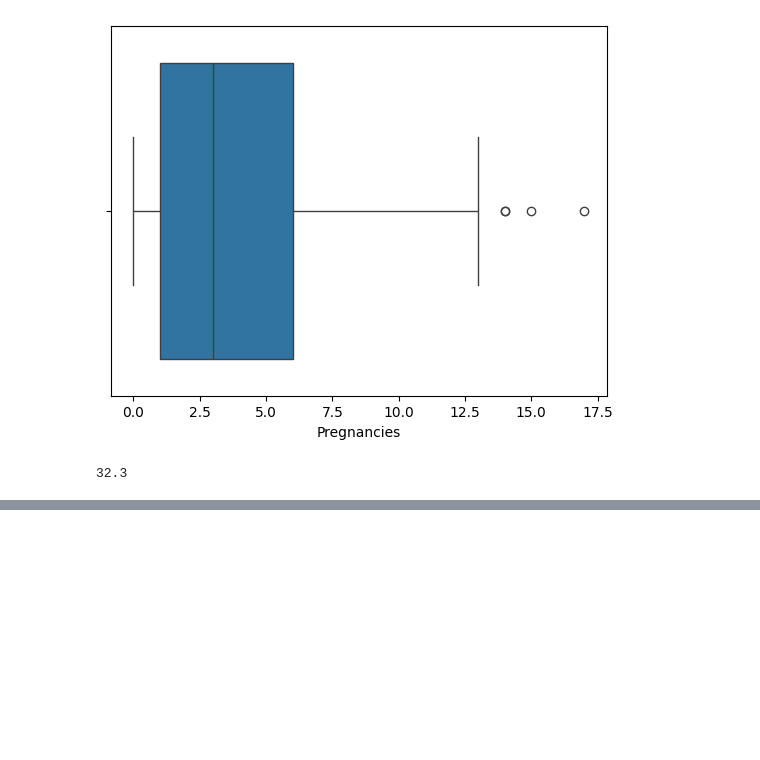
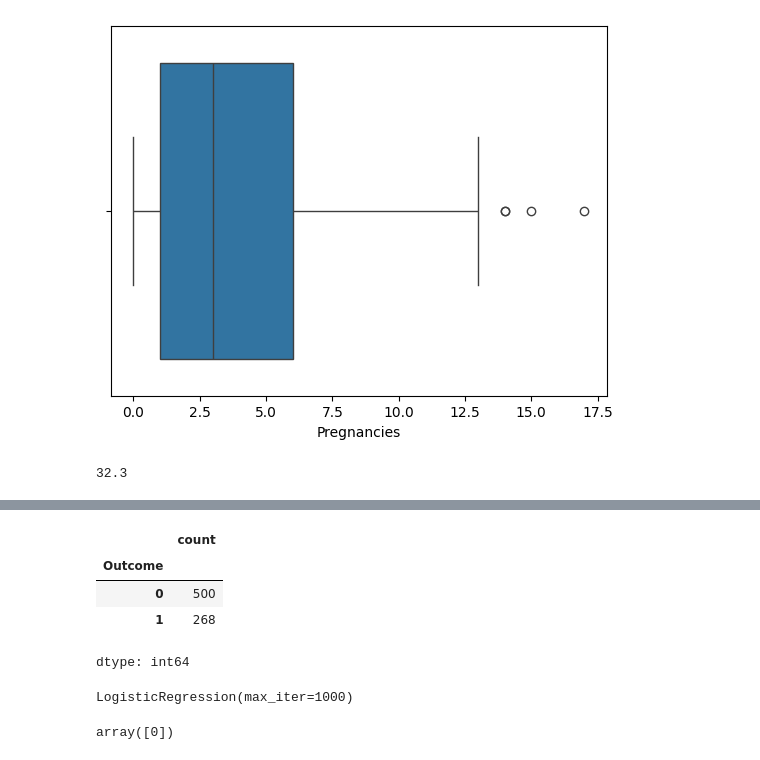
Before and after one commit to Dhanushgowda2342/AIML-journey, a Jupyter notebook: logistic_regression(diabetes).ipynb, the cells around one changed output, grey strips where cells are left out. Drawn from its saved outputs; the diff is of its cells as text; code cells hidden in the pictures; blank space fills up the shorter version.

```diff
--- a/logistic_regression(diabetes).ipynb
+++ b/logistic_regression(diabetes).ipynb
@@ -142,3 +142,11 @@ df.head()
 | 2 | 8 | 183 | 64 | 29 | 125 | 23.3 | 0.672 | 32 | ... |
 | 3 | 1 | 89 | 66 | 23 | 94 | 28.1 | 0.167 | 21 | ... |
 | 4 | 0 | 137 | 40 | 35 | 168 | 43.1 | 2.288 | 33 | ... |
+# %%
+df['Outcome'].value_counts()
+# %% [output]
+|  | count |
+| Outcome |  |
+| 0 | 500 |
+| 1 | 268 |
+dtype: int64
@@ -144,0 +159,6 @@ df.head()
+# %%
+from sklearn.linear_model import LogisticRegression
+model = LogisticRegression(max_iter=1000)
+model.fit(X_train,y_train)
+# %% [output]
+LogisticRegression(max_iter=1000)
@@ -144,0 +167,5 @@ df.head()
+# %%
+new_patient =pd.DataFrame([[2, 120, 70, 20, 85, 32.0, 0.5, 30]],columns=X.columns)
+model.predict(new_patient)
+# %% [output]
+array([0])
```
Also changed, not shown: parts of 8 cells of this notebook.
